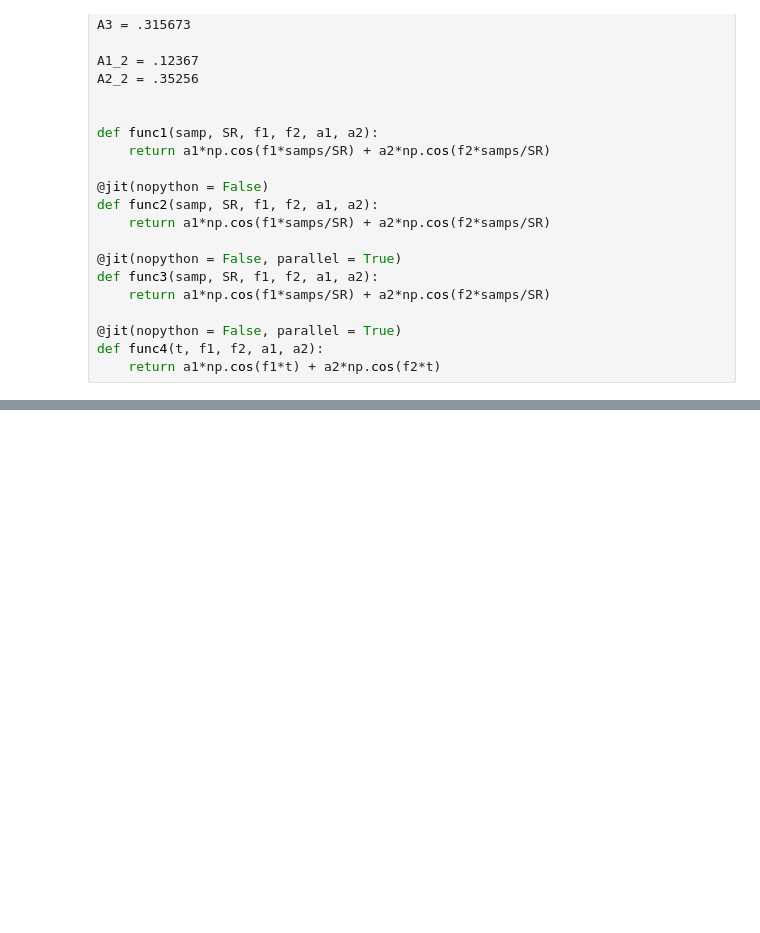
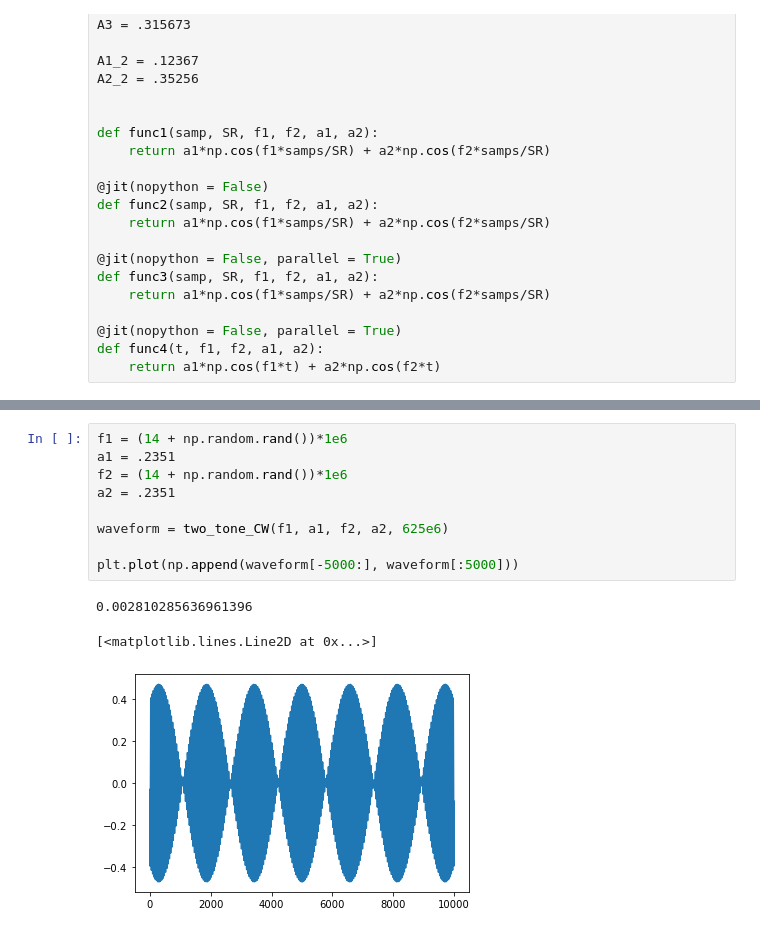
Before and after one commit to jrlane2/pulse-writer, a Jupyter notebook: pulse_writer.ipynb, the cells around one changed output, grey strips where cells are left out. Cells and saved outputs as stored; diff of their text form; blank space fills up the shorter version.

```diff
--- a/pulse_writer.ipynb
+++ b/pulse_writer.ipynb
@@ -88,0 +416,13 @@ class pulse_writer():
+# %%
+f1 = (14 + np.random.rand())*1e6
+a1 = .2351
+f2 = (14 + np.random.rand())*1e6
+a2 = .2351
+
+waveform = two_tone_CW(f1, a1, f2, a2, 625e6)
+
+plt.plot(np.append(waveform[-5000:], waveform[:5000]))
+# %% [output]
+0.002810285636961396
+[<matplotlib.lines.Line2D at 0x...>]
+[figure, added]
```
Also changed, not shown: parts of 8 cells of this notebook.
